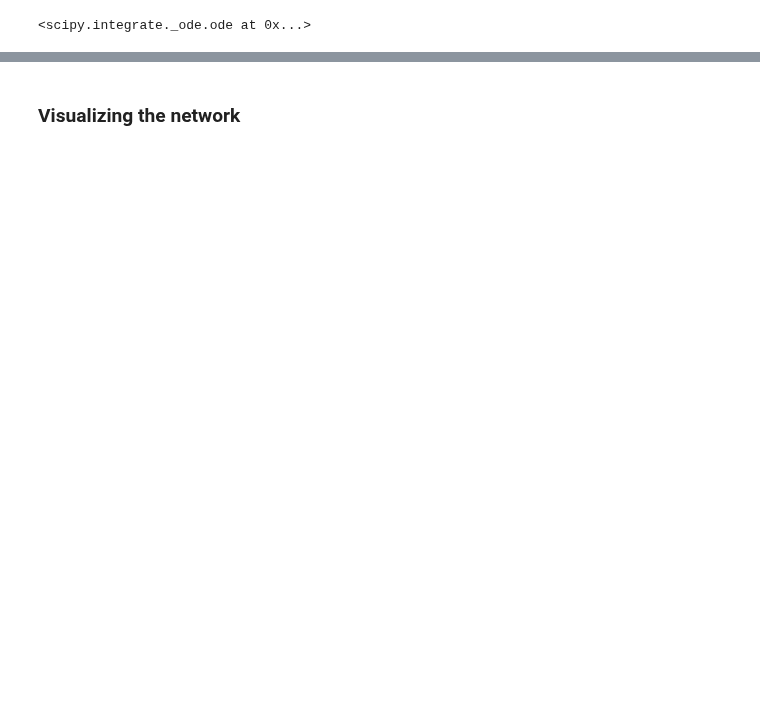
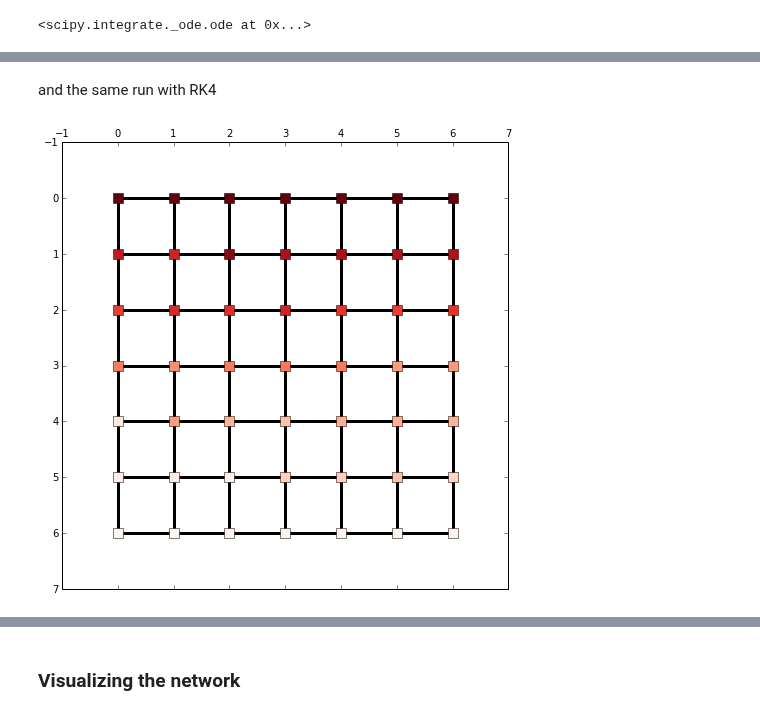
Before and after one commit to forrestsheldon/memNets, a Jupyter notebook: Memristor_Nets_V2.ipynb, the cells around one changed output, grey strips where cells are left out. Cells and saved outputs as stored; diff of their text form; code cells hidden in the pictures; blank space fills up the shorter version.

```diff
--- a/Memristor_Nets_V2.ipynb
+++ b/Memristor_Nets_V2.ipynb
@@ -376,0 +381,10 @@ ax.plot(V_high, 1. / np.array(cond))
+# %% [markdown]
+and the same run with RK4
+# %%
+memtest = MemristorLattice2DCubic(lattice_shape, state_var.copy(), v_external[:,0], XtoG, xdot, jacobian=None,
+                           threshold_voltages=threshold_voltages, G_ON=G_ON, G_OFF=G_OFF)
+memtest.solve_voltages('cg')
+fig, ax = plt.subplots(figsize=(8,8))
+memtest.display(ax, 'voltage', nodesize=10)
+# %% [output]
+[figure, added]
```
Also changed, not shown: parts of 20 cells of this notebook, 3 other files.
